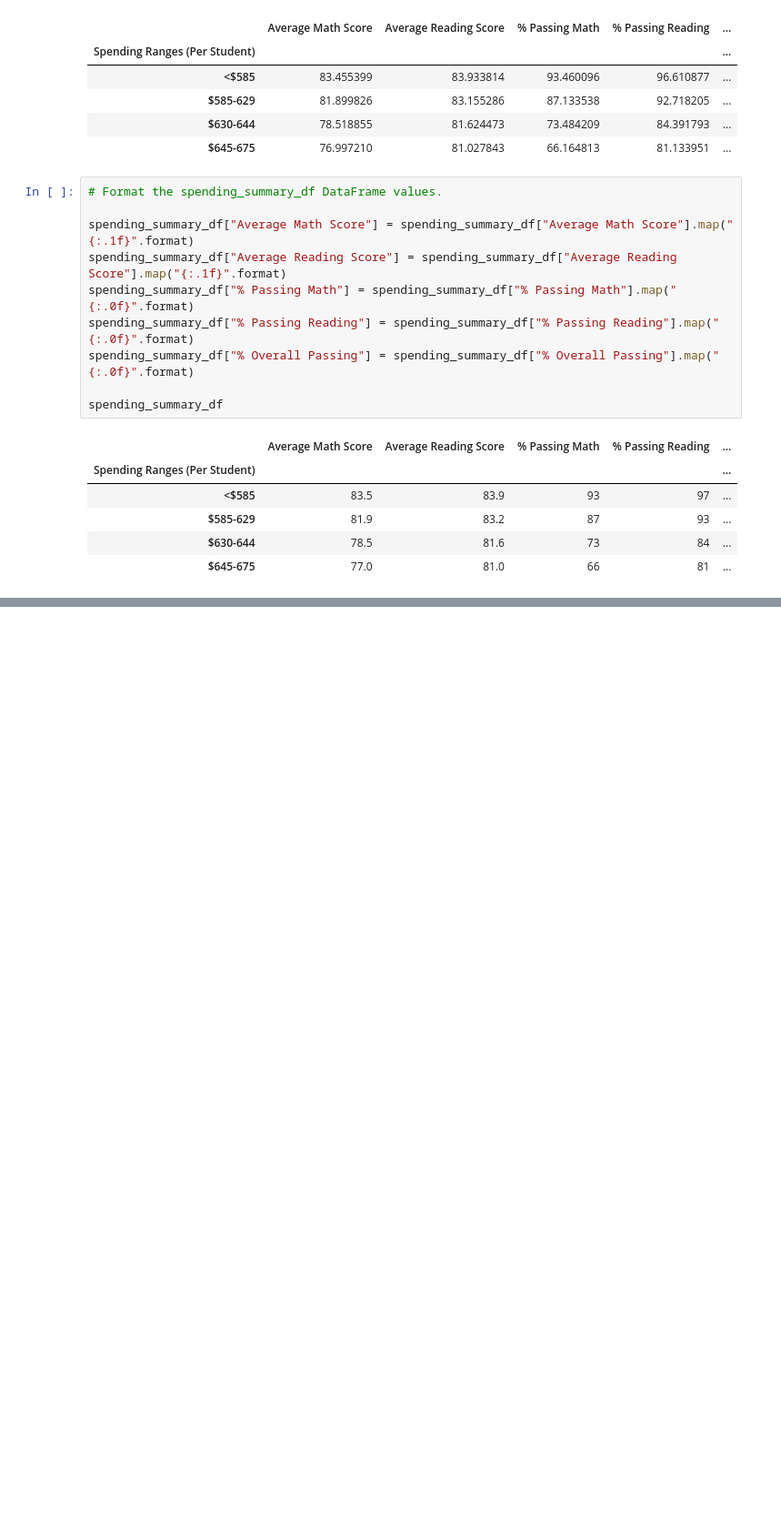
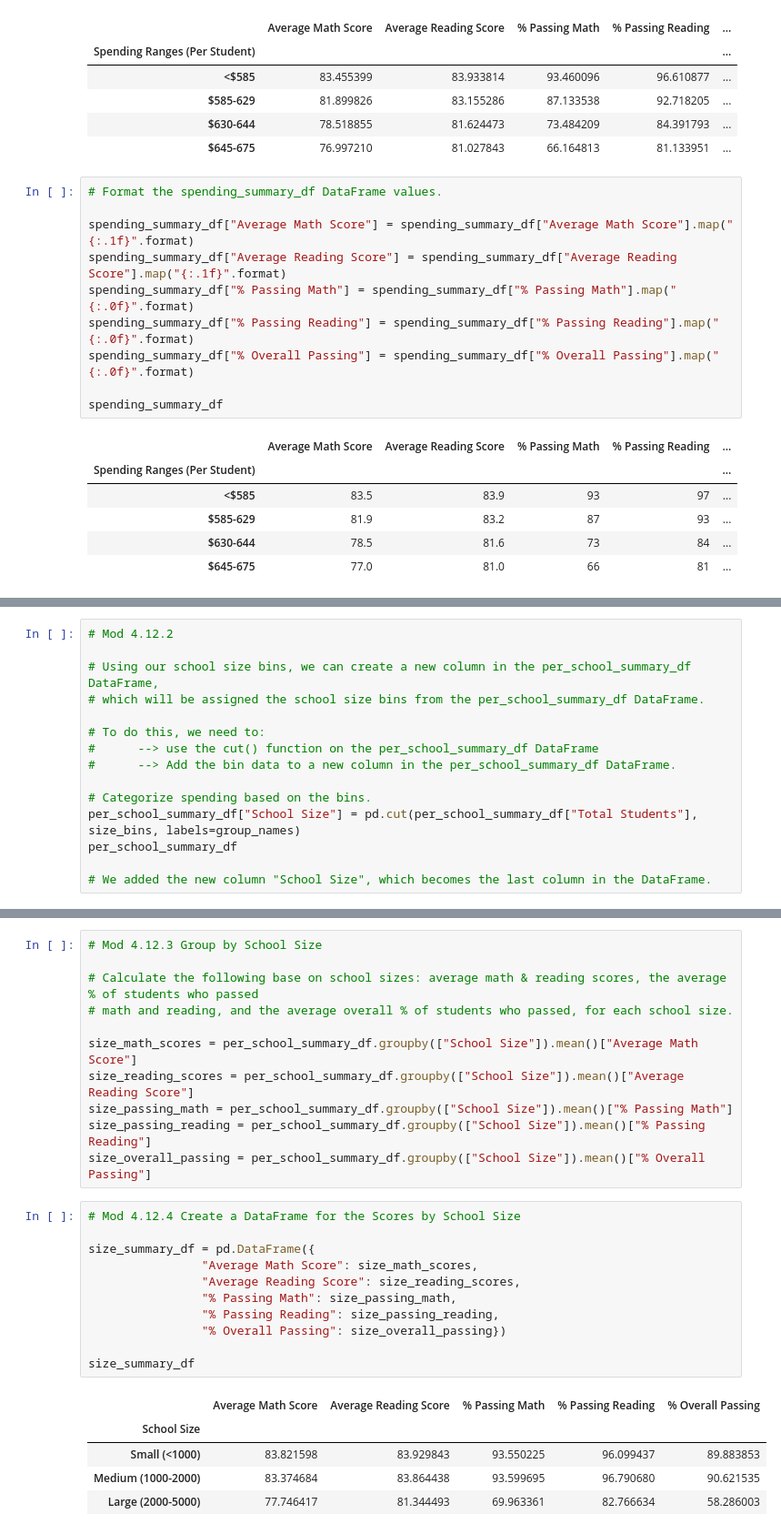
Before and after one commit to StephenELevy/School_District_Analysis_1, a Jupyter notebook: PyCitySchools.ipynb, the cells around one changed output, grey strips where cells are left out. Shown at 91% size. Cells and saved outputs as stored; diff of their text form; blank space fills up the shorter version.

Commit message:
scores by school size

```diff
--- a/PyCitySchools.ipynb
+++ b/PyCitySchools.ipynb
@@ -1600,0 +1624,15 @@ spending_summary_df
+# %%
+# Mod 4.12.2
+
+# Using our school size bins, we can create a new column in the per_school_summary_df DataFrame,
+# which will be assigned the school size bins from the per_school_summary_df DataFrame.
+
+# To do this, we need to:
+#      --> use the cut() function on the per_school_summary_df DataFrame
+#      --> Add the bin data to a new column in the per_school_summary_df DataFrame.
+
+# Categorize spending based on the bins.
+per_school_summary_df["School Size"] = pd.cut(per_school_summary_df["Total Students"], size_bins, labels=group_names)
+per_school_summary_df
+
+# We added the new column "School Size", which becomes the last column in the DataFrame.
@@ -1600,0 +1656,28 @@ spending_summary_df
+# %%
+# Mod 4.12.3 Group by School Size
+
+# Calculate the following base on school sizes: average math & reading scores, the average % of students who passed
+# math and reading, and the average overall % of students who passed, for each school size.
+
+size_math_scores = per_school_summary_df.groupby(["School Size"]).mean()["Average Math Score"]
+size_reading_scores = per_school_summary_df.groupby(["School Size"]).mean()["Average Reading Score"]
+size_passing_math = per_school_summary_df.groupby(["School Size"]).mean()["% Passing Math"]
+size_passing_reading = per_school_summary_df.groupby(["School Size"]).mean()["% Passing Reading"]
+size_overall_passing = per_school_summary_df.groupby(["School Size"]).mean()["% Overall Passing"]
+# %%
+# Mod 4.12.4 Create a DataFrame for the Scores by School Size
+
+size_summary_df = pd.DataFrame({
+                "Average Math Score": size_math_scores,
+                "Average Reading Score": size_reading_scores,
+                "% Passing Math": size_passing_math,
+                "% Passing Reading": size_passing_reading,
+                "% Overall Passing": size_overall_passing})
+
+size_summary_df
+# %% [output]
+|  | Average Math Score | Average Reading Score | % Passing Math | % Passing Reading | % Overall Passing |
+| School Size |  |  |  |  |  |
+| Small (<1000) | 83.821598 | 83.929843 | 93.550225 | 96.099437 | 89.883853 |
+| Medium (1000-2000) | 83.374684 | 83.864438 | 93.599695 | 96.790680 | 90.621535 |
+| Large (2000-5000) | 77.746417 | 81.344493 | 69.963361 | 82.766634 | 58.286003 |
```
Also changed, not shown: parts of 3 cells of this notebook.
